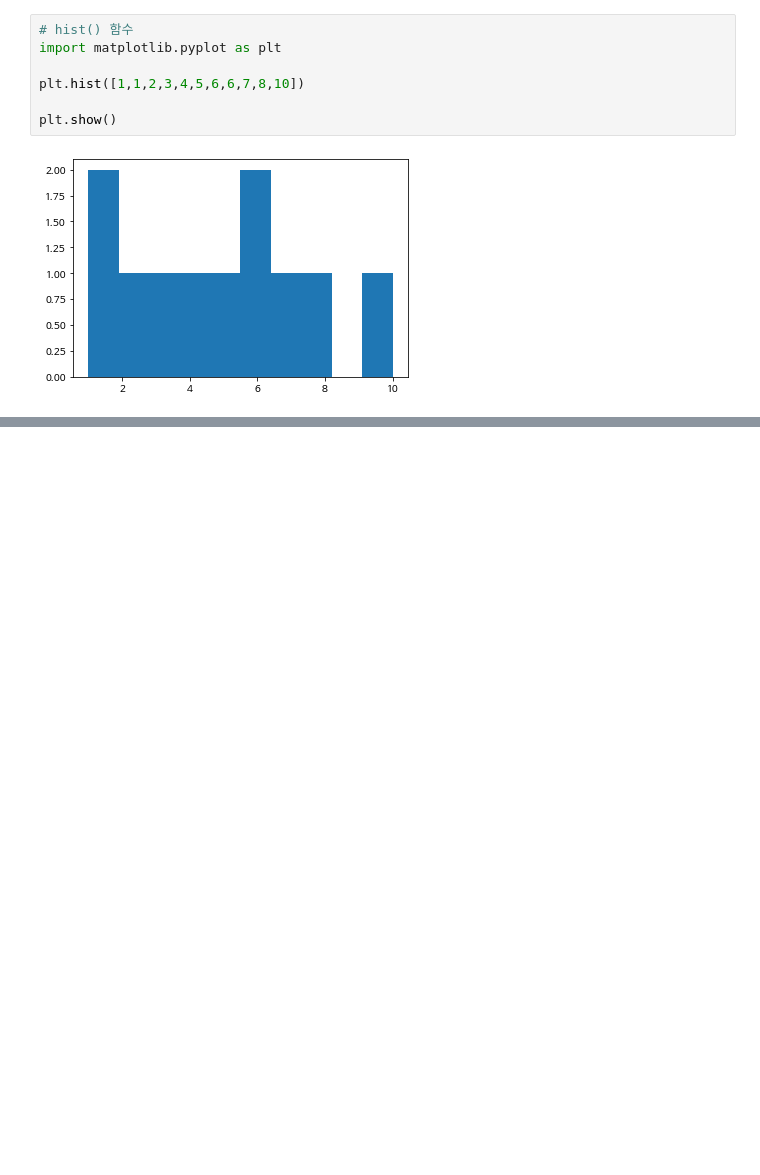
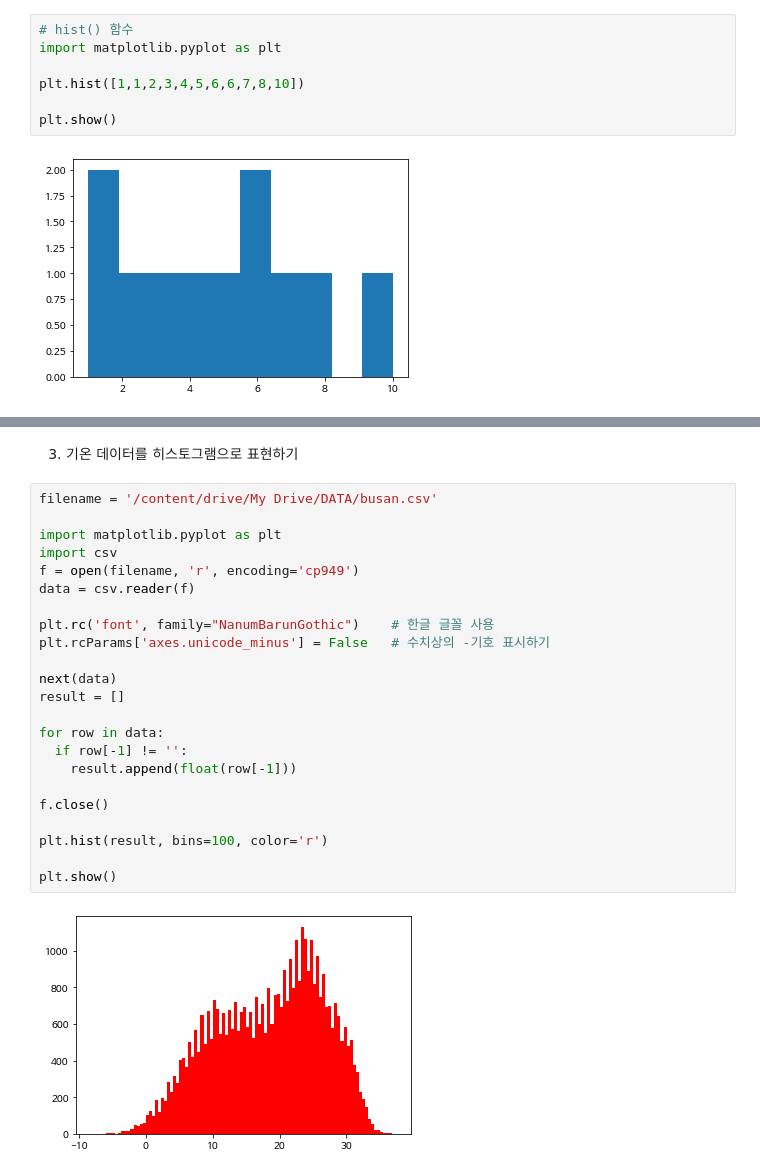
Before and after one commit to taesamja/AIpython, a Jupyter notebook: 모두의데이터분석.ipynb, the cells around one changed output, grey strips where cells are left out. Drawn from its saved outputs; the diff is of its cells as text; blank space fills up the shorter version.

```diff
--- a/모두의데이터분석.ipynb
+++ b/모두의데이터분석.ipynb
@@ -587,0 +640,27 @@ print(random.randint(1,6))
+# %% [markdown]
+3. 기온 데이터를 히스토그램으로 표현하기
+# %%
+filename = '/content/drive/My Drive/DATA/busan.csv'
+
+import matplotlib.pyplot as plt
+import csv
+f = open(filename, 'r', encoding='cp949')
+data = csv.reader(f)
+
+plt.rc('font', family="NanumBarunGothic")    # 한글 글꼴 사용
+plt.rcParams['axes.unicode_minus'] = False   # 수치상의 -기호 표시하기
+
+next(data)
+result = []
+
+for row in data:
+  if row[-1] != '':
+    result.append(float(row[-1]))
+
+f.close()
+
+plt.hist(result, bins=100, color='r')
+
+plt.show()
+# %% [output]
+[figure, added]
```
Also changed, not shown: parts of 18 cells of this notebook.
